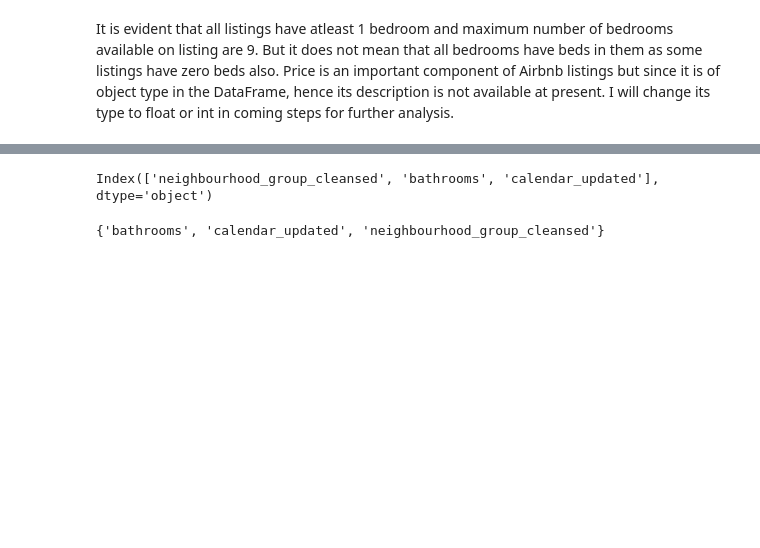
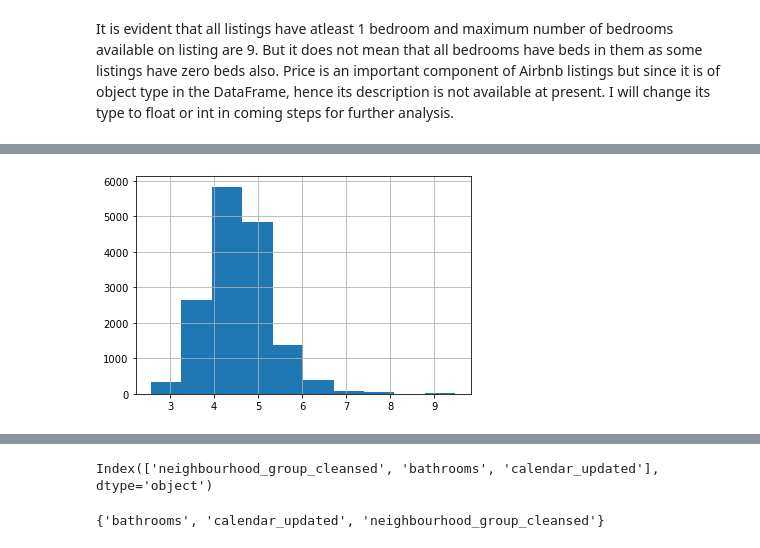
Before and after one commit to GKPSingh/Toronto-Airbnb, a Jupyter notebook: Data-Wrangling.ipynb, the cells around one changed output, grey strips where cells are left out. Drawn from its saved outputs; the diff is of its cells as text; code cells hidden in the pictures; blank space fills up the shorter version.

```diff
--- a/Data-Wrangling.ipynb
+++ b/Data-Wrangling.ipynb
@@ -80,0 +127,3 @@ at present. I will change its type to float or int in coming steps for further a
+# %%
+df['log_price'] = df['price'].apply(lambda x: log(x))
+df.head()
@@ -80,0 +138,5 @@ at present. I will change its type to float or int in coming steps for further a
+# %%
+# Draw histogram of log price
+df['log_price'].hist();
+# %% [output]
+[figure, added]
```
Also changed, not shown: parts of 27 cells of this notebook.
